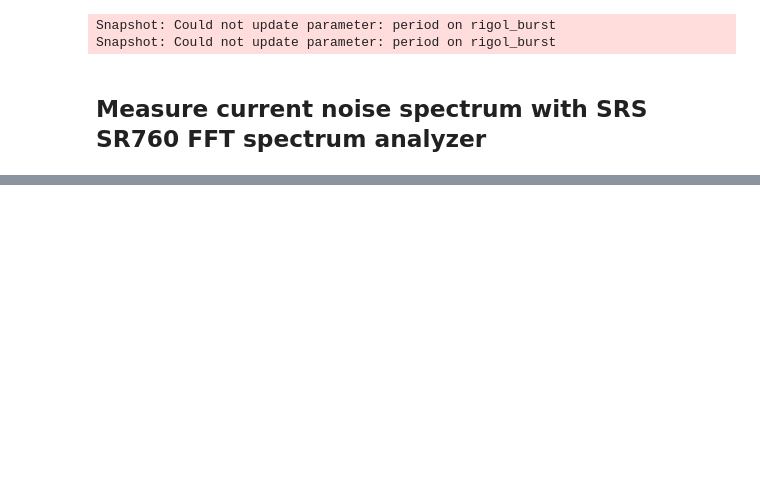
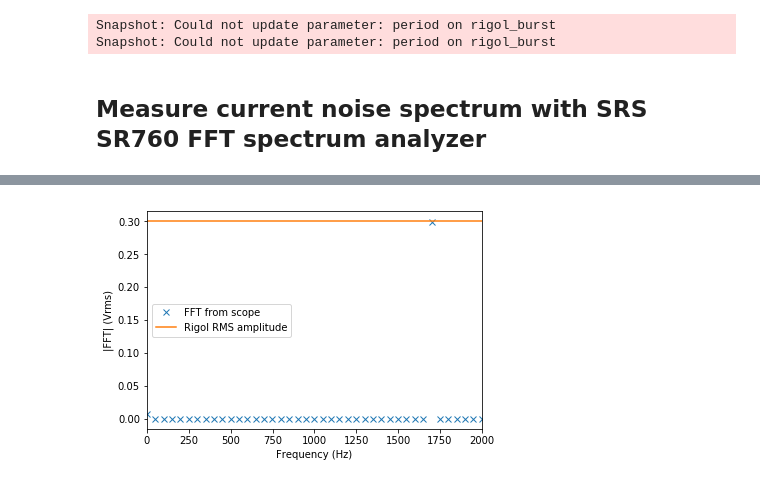
Before and after one commit to kouwenhovenlab/v0_characterization, a Jupyter notebook: scripts/Current_noise_spectrum.ipynb, the cells around one changed output, grey strips where cells are left out. Saved outputs shown, nothing was run; the diff lists cells and outputs as text; code cells hidden in the pictures; blank space fills up the shorter version.

```diff
--- a/scripts/Current_noise_spectrum.ipynb
+++ b/scripts/Current_noise_spectrum.ipynb
@@ -66,0 +149,11 @@ ax.grid(dashes=[2,2])
+# %%
+%matplotlib inline
+plt.plot(fs, 2*spectrum/(nPoints*np.sqrt(2)), 'x', label='FFT from scope')
+plt.plot(np.linspace(-2000,2000,101), rms_amp*np.ones(101), label='Rigol RMS amplitude')
+plt.xlabel('Frequency (Hz)')
+plt.ylabel('|FFT| (Vrms)')
+plt.xlim([0, 2e3])
+plt.legend()
+plt.show()
+# %% [output]
+[figure, added]
```
Also changed, not shown: parts of 55 cells of this notebook.
